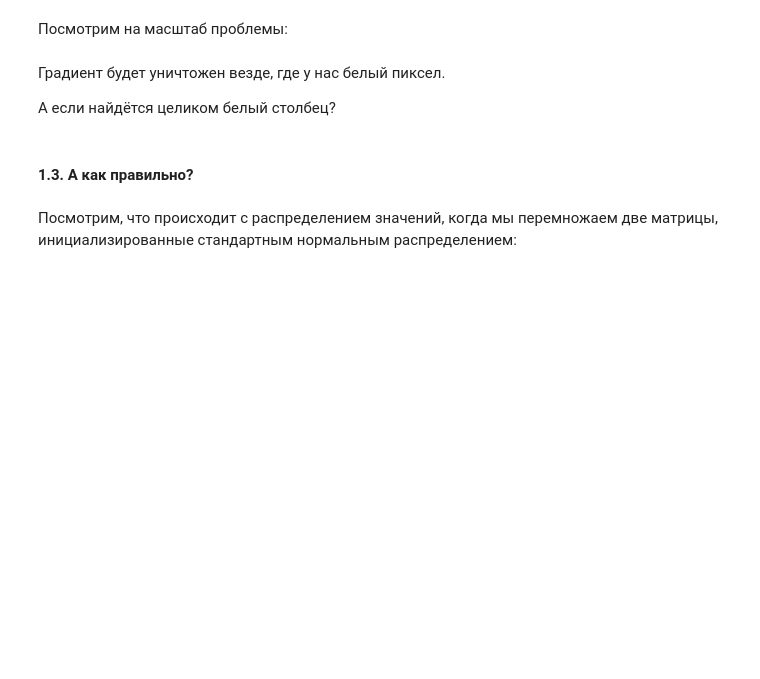
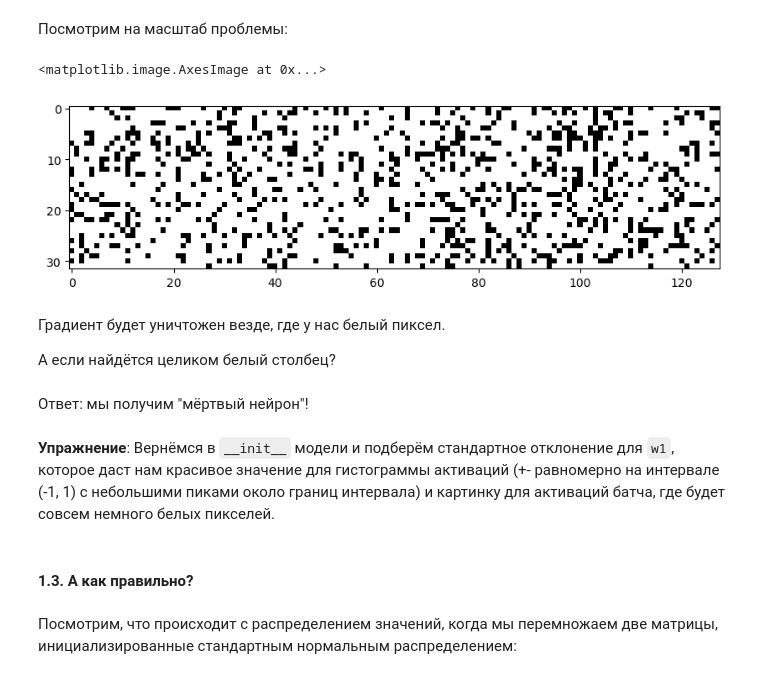
Before and after one commit to sevz9/people_detection, a Jupyter notebook: 03_initialization_batchnorm.ipynb, the cells around one changed output. Saved outputs shown, nothing was run; the diff lists cells and outputs as text; code cells hidden in the pictures; blank space fills up the shorter version.

```diff
--- a/03_initialization_batchnorm.ipynb
+++ b/03_initialization_batchnorm.ipynb
@@ -166,12 +225,21 @@ $$\frac{d(\tanh z)}{dz} = 1 - \tanh^2 z$$
 # %% [markdown]
 Посмотрим на масштаб проблемы:
 # %%
-# plt.figure(figsize=(10, 20))
-# plt.imshow(h_act.abs() > 0.99, cmap="gray")
+plt.figure(figsize=(10, 20))
+plt.imshow(h_act.abs() > 0.99, cmap="gray")
+# %% [output]
+<matplotlib.image.AxesImage at 0x...>
+[figure, added]
 # %% [markdown]
 Градиент будет уничтожен везде, где у нас белый пиксел.
 
 А если найдётся целиком белый столбец?
+# %% [markdown]
+
+
+Ответ: мы получим "мёртвый нейрон"!
+# %% [markdown]
+**Упражнение**: Вернёмся в `__init__` модели и подберём стандартное отклонение для `w1`, которое даст нам красивое значение для гистограммы активаций (+- равномерно на интервале (-1, 1) с небольшими пиками около границ интервала) и картинку для активаций батча, где будет совсем немного белых пикселей.
 # %% [markdown]
 #### 1.3. А как правильно?
 # %% [markdown]
```
Also changed, not shown: parts of 21 cells of this notebook.
